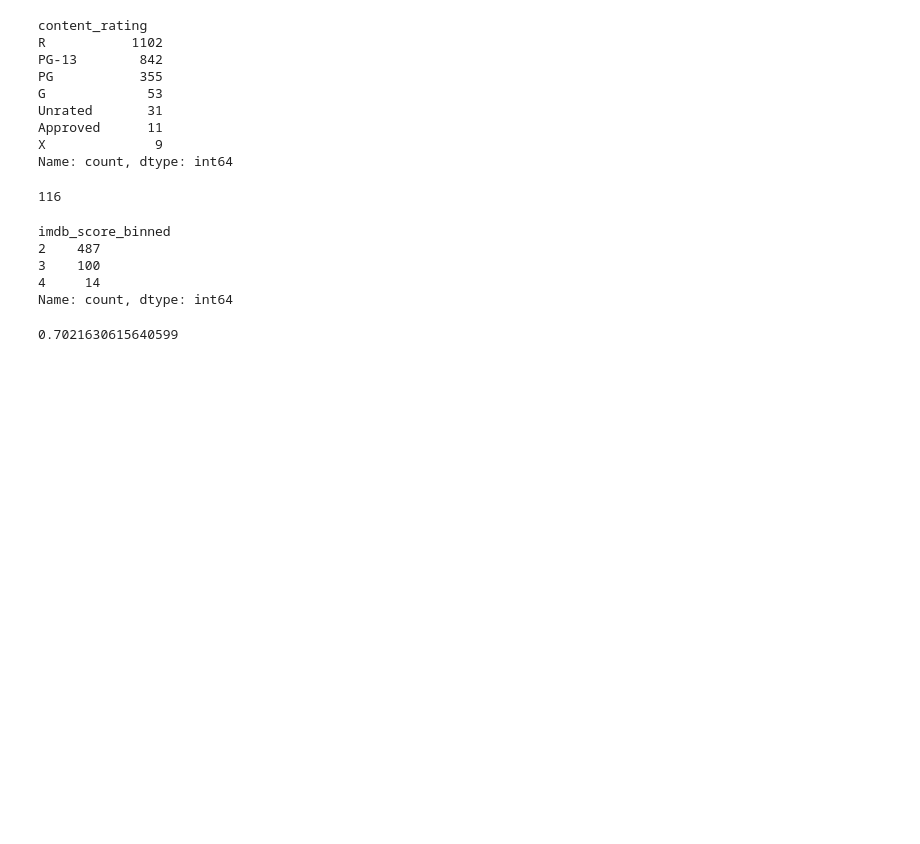
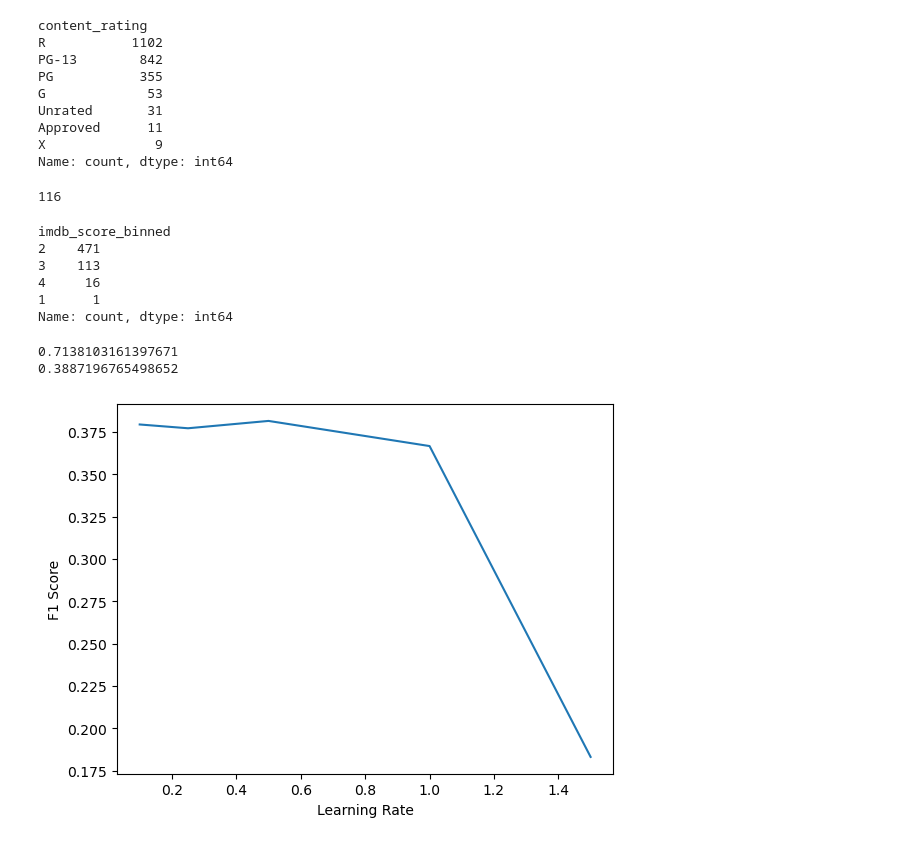
Before and after one commit to ZacLWilliams/Predict_Netflix_Rating, a Jupyter notebook: Analysis.ipynb, the cells around one changed output. Drawn from its saved outputs; the diff is of its cells as text; code cells hidden in the pictures; blank space fills up the shorter version.

Commit message:
Fine tuned gradient booster classifier

```diff
--- a/Analysis.ipynb
+++ b/Analysis.ipynb
@@ -145,7 +145,10 @@ df_pca = pd.DataFrame(data=principalComponents, columns=columns)
 from sklearn.feature_selection import RFE
 from sklearn.tree import DecisionTreeClassifier
 
-selector = RFE(estimator=DecisionTreeClassifier(), n_features_to_select=100, step=10)
+# Number of rows to reduce sparse matrices to
+n=100
+
+selector = RFE(estimator=DecisionTreeClassifier(), n_features_to_select=n, step=10)
 X_train_RFE = selector.fit_transform(df_pca, y_train)
 # %%
 #from sklearn.feature_selection import RFECV
@@ -158,7 +161,7 @@ X_train_RFE = selector.fit_transform(df_pca, y_train)
 #print(selector.n_features_)
 # %%
 columns = []
-for i in range(100):
+for i in range(n):
     columns.append(str(i))
 
 df_selected_train = pd.DataFrame(data=X_train_RFE, columns=columns)
@@ -231,7 +239,7 @@ df_pca_test = pd.DataFrame(data=test_pcs, columns=columns)
 X_test_RFE = selector.transform(df_pca_test)
 # %%
 columns = []
-for i in range(100):
+for i in range(n):
     columns.append(str(i))
 
 df_selected_test = pd.DataFrame(data=X_test_RFE, columns=columns)
@@ -259,6 +269,5 @@ X_norm_test = scaler.transform(test_new)
 # %%
-from sklearn.ensemble import GradientBoostingClassifier
-GTB = GradientBoostingClassifier(n_estimators=200, learning_rate=0.1,
+GTB = GradientBoostingClassifier(n_estimators=70, learning_rate=0.5,
                                  max_depth=5, random_state=0).fit(X_norm, y_train)
 y_GTB = GTB.predict(X_norm_test)
 df_GTB = pd.DataFrame(y_GTB, columns=['imdb_score_binned'])
@@ -266,12 +275,35 @@ df_GTB.insert(0, 'id', range(1, len(df_GTB) + 1))
 df_GTB['imdb_score_binned'].value_counts()
 # %% [output]
 imdb_score_binned
-2    487
-3    100
-4     14
+2    471
+3    113
+4     16
+1      1
 Name: count, dtype: int64
 # %%
-from sklearn.metrics import accuracy_score
-accuracy_score(y_test, y_GTB)
+from sklearn.metrics import accuracy_score, f1_score
+print(accuracy_score(y_test, y_GTB))
+print(f1_score(y_test, y_GTB, average='macro'))
 # %% [output]
-0.7021630615640599
+0.7138103161397671
+0.3887196765498652
+# %%
+# Evaluate effectiveness of Gradient Boosting model
+from matplotlib import pyplot as plt
+from sklearn.ensemble import GradientBoostingClassifier
+from sklearn.metrics import f1_score
+
+
+learning_rate = [1.5, 1, 0.5, 0.25, 0.1]
+y_pred_learning = []
+for rate in learning_rate:
+    model = GradientBoostingClassifier(learning_rate=rate).fit(X_norm, y_train)
+    y_pred = model.predict(X_norm_test)
+    y_pred_learning.append(f1_score(y_test, y_pred, average='macro'))
+
+plt.plot(learning_rate, y_pred_learning)
+plt.ylabel('F1 Score')
+plt.xlabel('Learning Rate')
+plt.show()
+# %% [output]
+[figure, added]
```
Also changed, not shown: parts of 8 cells of this notebook.
